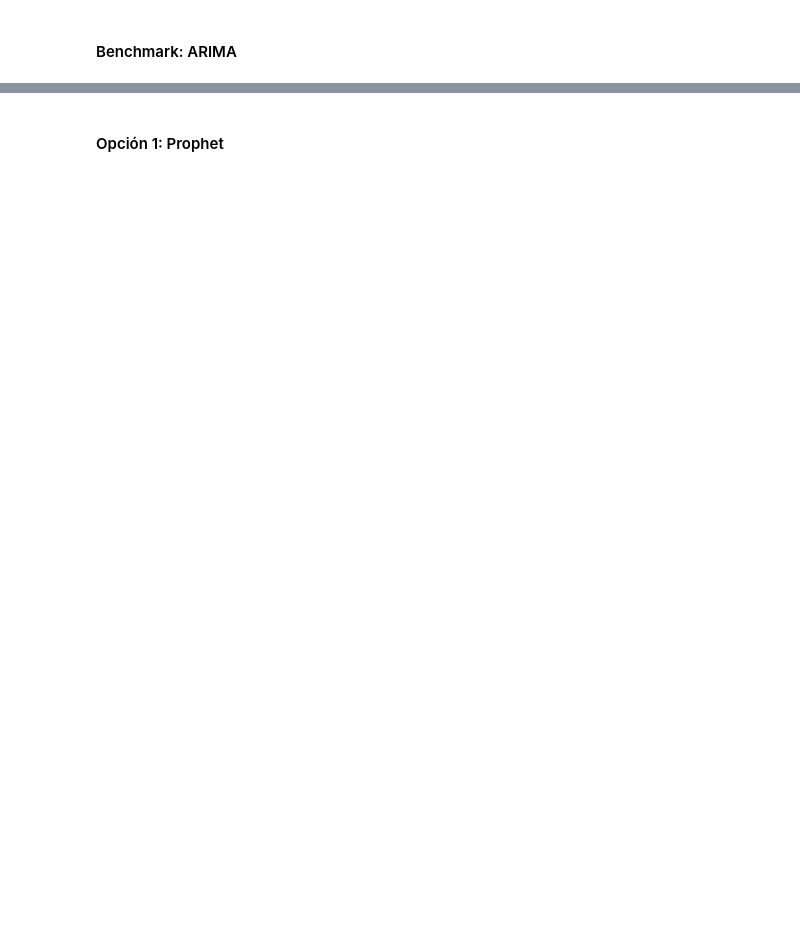
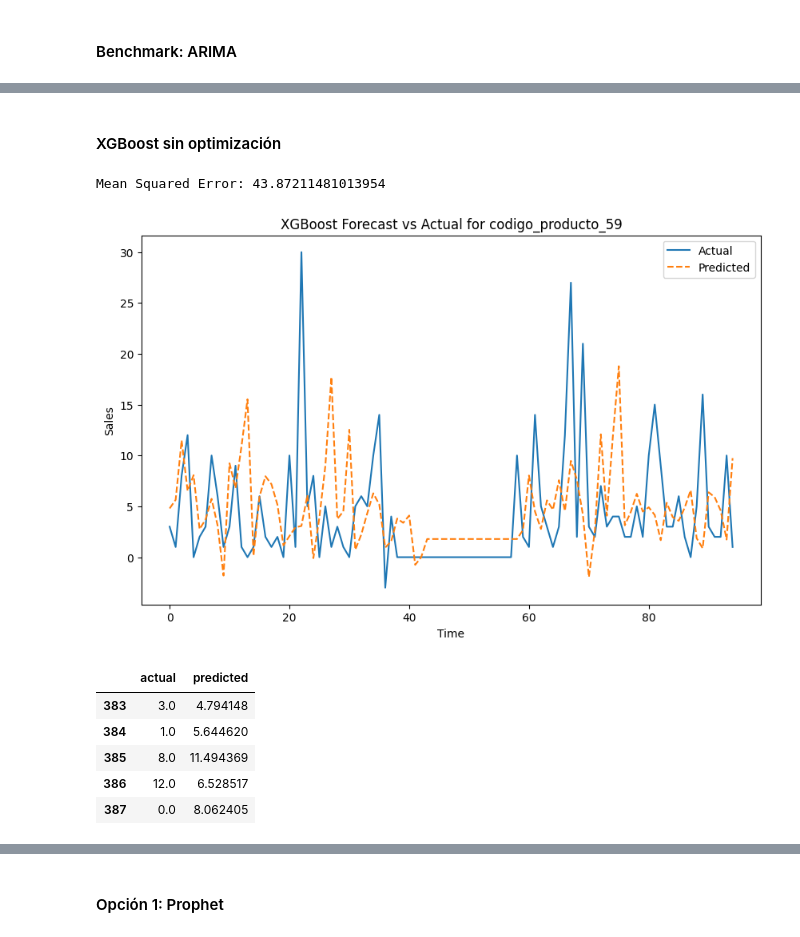
Before and after one commit to juanspadaro/forecasting_for_planning, a Jupyter notebook: forecast_facturapp.ipynb, the cells around one changed output, grey strips where cells are left out. Drawn from its saved outputs; the diff is of its cells as text; code cells hidden in the pictures; blank space fills up the shorter version.

```diff
--- a/forecast_facturapp.ipynb
+++ b/forecast_facturapp.ipynb
@@ -45,0 +244,70 @@ ventas_df.head()
+# %% [markdown]
+#### XGBoost sin optimización
+# %%
+import pandas as pd
+import numpy as np
+import xgboost as xgb
+from sklearn.model_selection import train_test_split
+from sklearn.metrics import mean_squared_error
+import matplotlib.pyplot as plt
+
+# Asegúrate de que 'df_arima' esté cargado correctamente con las columnas de los productos específicos
+column_to_forecast = 'codigo_producto_59'
+
+# Crear características de lag para XGBoost
+def create_lag_features(df, lag=3):
+    df_lag = pd.DataFrame()
+    for i in range(1, lag+1):
+        df_lag[f'lag_{i}'] = df.shift(i)
+    df_lag['target'] = df
+    df_lag.dropna(inplace=True)
+    return df_lag
+
+# Crear características de lag
+df_lagged = create_lag_features(df_arima[column_to_forecast], lag=5)
+
+# Separar características y etiquetas
+X = df_lagged.drop('target', axis=1)
+y = df_lagged['target']
+
+# Dividir en conjunto de entrenamiento y prueba
+X_train, X_test, y_train, y_test = train_test_split(X, y, test_size=0.2, shuffle=False)
+
+# Crear y entrenar el modelo XGBoost
+model = xgb.XGBRegressor(objective='reg:squarederror', n_estimators=1000)
+model.fit(X_train, y_train)
+
+# Hacer predicciones
+y_pred = model.predict(X_test)
+
+# Evaluar el modelo
+mse = mean_squared_error(y_test, y_pred)
+print(f'Mean Squared Error: {mse}')
+
+# Crear un DataFrame para comparar los valores reales y predichos
+df_forecast = pd.DataFrame({
+    'actual': y_test,
+    'predicted': y_pred
+})
+
+# Graficar los resultados
+plt.figure(figsize=(10, 6))
+plt.plot(df_forecast['actual'].values, label='Actual')
+plt.plot(df_forecast['predicted'].values, label='Predicted', linestyle='--')
+plt.title(f'XGBoost Forecast vs Actual for {column_to_forecast}')
+plt.xlabel('Time')
+plt.ylabel('Sales')
+plt.legend()
+plt.show()
+
+# Mostrar las primeras filas de las predicciones comparadas
+df_forecast.head()
+# %% [output]
+Mean Squared Error: 43.87211481013954
+[figure, added]
+|  | actual | predicted |
+| 383 | 3.0 | 4.794148 |
+| 384 | 1.0 | 5.644620 |
+| 385 | 8.0 | 11.494369 |
+| 386 | 12.0 | 6.528517 |
+| 387 | 0.0 | 8.062405 |
```
Also changed, not shown: parts of 22 cells of this notebook, 2 other files.
